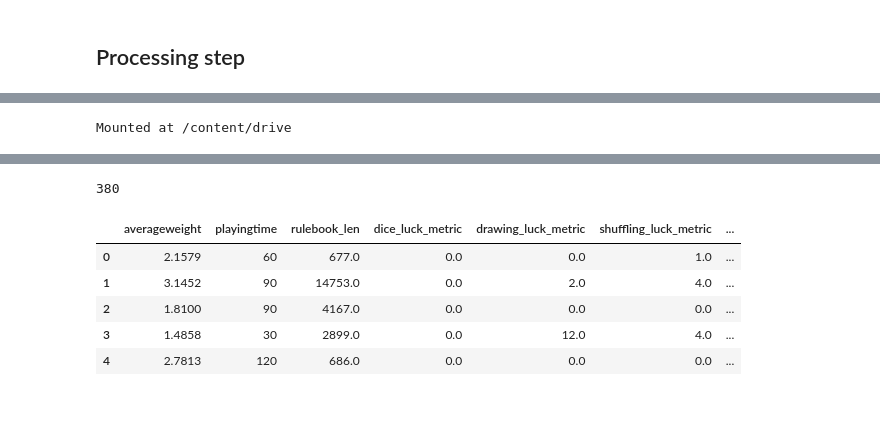
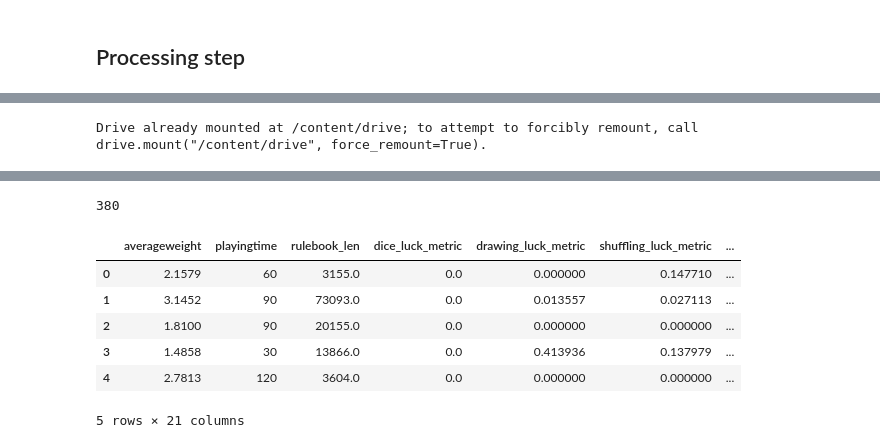
Before and after one commit to marco-luzzara/boardgame-complexity-predictor, a Jupyter notebook: src/extract_features.ipynb, the cells around one changed output, grey strips where cells are left out. Saved outputs shown, nothing was run; the diff lists cells and outputs as text; code cells hidden in the pictures; blank space fills up the shorter version.

Commit message:
normalize features and split choice-based features
unspecified family games have the corresponding label instead of an
empty array

```diff
--- a/src/extract_features.ipynb
+++ b/src/extract_features.ipynb
@@ -631,10 +674,9 @@ def get_interaction_count(unigrams: Dict[str, List[spacy.tokens.Token]]) -> floa
         # I only fill half of the matrix, the other half is symmetrical to the first
         # one. The main diagonal is useless because there is no interaction between
         # a component and itself, by definition
-        if ir >= ic:
-            continue
-        matrix[ir][ic] = len(set(token._.sentence_id for token in tokens1) \
-            .union(set(token._.sentence_id for token in tokens2)))
+        if ir < ic:
+            matrix[ir][ic] = len(set(token._.sentence_id for token in tokens1) \
+                .union(set(token._.sentence_id for token in tokens2)))
 
     logger.debug(matrix)
 
@@ -653,7 +695,7 @@ def get_entities_variance(doc: spacy.tokens.Doc,
     many components and are therefore more complex. variancy is computed using `np.var` on each
     component list. the results are normalized by multiplicating for the frequency of the component.
     eventually the partial variances are summed together and the result normalized with the
-    total numbers of tokens.'''
+    total numbers of sentences.'''
     tokens_count = sum(len(token_list) for token_list in unigrams.values())
     return sum((len(tokens) / tokens_count) * np.var([token._.sentence_id for token in tokens])
         for tokens in unigrams.values()) / (doc[-1]._.sentence_id + 1)
@@ -668,8 +710,6 @@ def get_rulebook_metrics(doc: spacy.tokens.Doc) -> RulebookMetrics:
     # in the unigrams
     most_relevant_entities_count = len(most_relevant_unigrams) + \
         sum(max(0, len(ngrams) - 1) for ngrams in most_relevant_ngrams.values())
-    # TODO: should i use it to normalize the text?
-    # most_relevant_sentences_count = get_relevant_sentences_count(most_relevant_unigrams)
     entities_variance = get_entities_variance(doc, most_relevant_unigrams)
     # density of a network
     interactions_score = interactions_count / (most_relevant_entities_count * (most_relevant_entities_count - 1))
@@ -704,23 +744,26 @@ RulebookFeatures = namedtuple('RulebookFeatures', ['rulebook_len',
                                                    'drawing_luck_metric',
                                                    'shuffling_luck_metric',
                                                    'random_luck_metric',
-                                                   'choices_amount_metric',
+                                                   'can_metric',
+                                                   'choices_metric',
                                                    'entities_count',
                                                    'interaction_score',
                                                    'entities_variance'])
 
 def get_rules_features(doc: spacy.tokens.Doc) -> RulebookFeatures:
-    rulebook_len = len(doc)
+    normalization_factor = len(doc) / 100
+    rulebook_len = len(doc.text)
     luck_metrics = get_luck_metrics(doc)
     choices_amount_metric = get_choices_amount_metrics(doc)
     rulebook_metrics = get_rulebook_metrics(doc)
 
     return RulebookFeatures(rulebook_len=rulebook_len,
-                            dice_luck_metric=luck_metrics.dice_based,
-                            drawing_luck_metric=luck_metrics.drawing_based,
-                            shuffling_luck_metric=luck_metrics.shuffling_based,
-                            random_luck_metric=luck_metrics.random_based,
-                            choices_amount_metric=choices_amount_metric,
+                            dice_luck_metric=luck_metrics.dice_based / normalization_factor,
+                            drawing_luck_metric=luck_metrics.drawing_based / normalization_factor,
+                            shuffling_luck_metric=luck_metrics.shuffling_based / normalization_factor,
+                            random_luck_metric=luck_metrics.random_based / normalization_factor,
+                            can_metric=choices_amount_metric.can_based / normalization_factor,
+                            choices_metric=choices_amount_metric.choice_based / normalization_factor,
                             entities_count=rulebook_metrics.entities_count,
                             interaction_score=rulebook_metrics.interaction_score,
                             entities_variance=rulebook_metrics.entities_variance)
@@ -739,11 +782,15 @@ def create_feature_series(row, docs_dict):
     return pd.Series(get_rules_features(next_doc_info[1]),
                      index=RulebookFeatures._fields)
 
+def family_field_eval(family: str):
+    result = ast.literal_eval(family)
+    return result if len(result) > 0 else ['unspecified']
+
 df_features = pd.DataFrame()
 for skip_rows in range(1, DATASET_ROWS, CHUNK_SIZE):
     column_names = ['rulebook', 'id', 'name', 'averageweight', 'playingtime', 'family']
     # ast.literal_eval converts the family column string into a python array
-    df_dataset = pd.read_csv(CLEANED_DATASET_FILE_PATH, converters={ 'family': ast.literal_eval },
+    df_dataset = pd.read_csv(CLEANED_DATASET_FILE_PATH, converters={ 'family': family_field_eval },
                             names=column_names, header=None,
                             nrows=CHUNK_SIZE, skiprows=skip_rows)
     logger.info(f"processing boardgames from {df_dataset.loc[0, 'id']} to {df_dataset.loc[df_dataset.index[-1], 'id']}")
@@ -773 +821 @@ df_features.head()
-Mounted at /content/drive
+Drive already mounted at /content/drive; to attempt to forcibly remount, call drive.mount("/content/drive", force_remount=True).
@@ -790,8 +838,9 @@ INFO:bgg_predict:processing boardgames from 203780 to 220520
 INFO:bgg_predict:processing boardgames from 220780 to 233020
 380
 |  | averageweight | playingtime | rulebook_len | dice_luck_metric | drawing_luck_metric | shuffling_luck_metric | ... |
-| 0 | 2.1579 | 60 | 677.0 | 0.0 | 0.0 | 1.0 | ... |
-| 1 | 3.1452 | 90 | 14753.0 | 0.0 | 2.0 | 4.0 | ... |
-| 2 | 1.8100 | 90 | 4167.0 | 0.0 | 0.0 | 0.0 | ... |
-| 3 | 1.4858 | 30 | 2899.0 | 0.0 | 12.0 | 4.0 | ... |
-| 4 | 2.7813 | 120 | 686.0 | 0.0 | 0.0 | 0.0 | ... |
+| 0 | 2.1579 | 60 | 3155.0 | 0.0 | 0.000000 | 0.147710 | ... |
+| 1 | 3.1452 | 90 | 73093.0 | 0.0 | 0.013557 | 0.027113 | ... |
+| 2 | 1.8100 | 90 | 20155.0 | 0.0 | 0.000000 | 0.000000 | ... |
+| 3 | 1.4858 | 30 | 13866.0 | 0.0 | 0.413936 | 0.137979 | ... |
+| 4 | 2.7813 | 120 | 3604.0 | 0.0 | 0.000000 | 0.000000 | ... |
+5 rows × 21 columns
```
Also changed, not shown: parts of 7 cells of this notebook.
